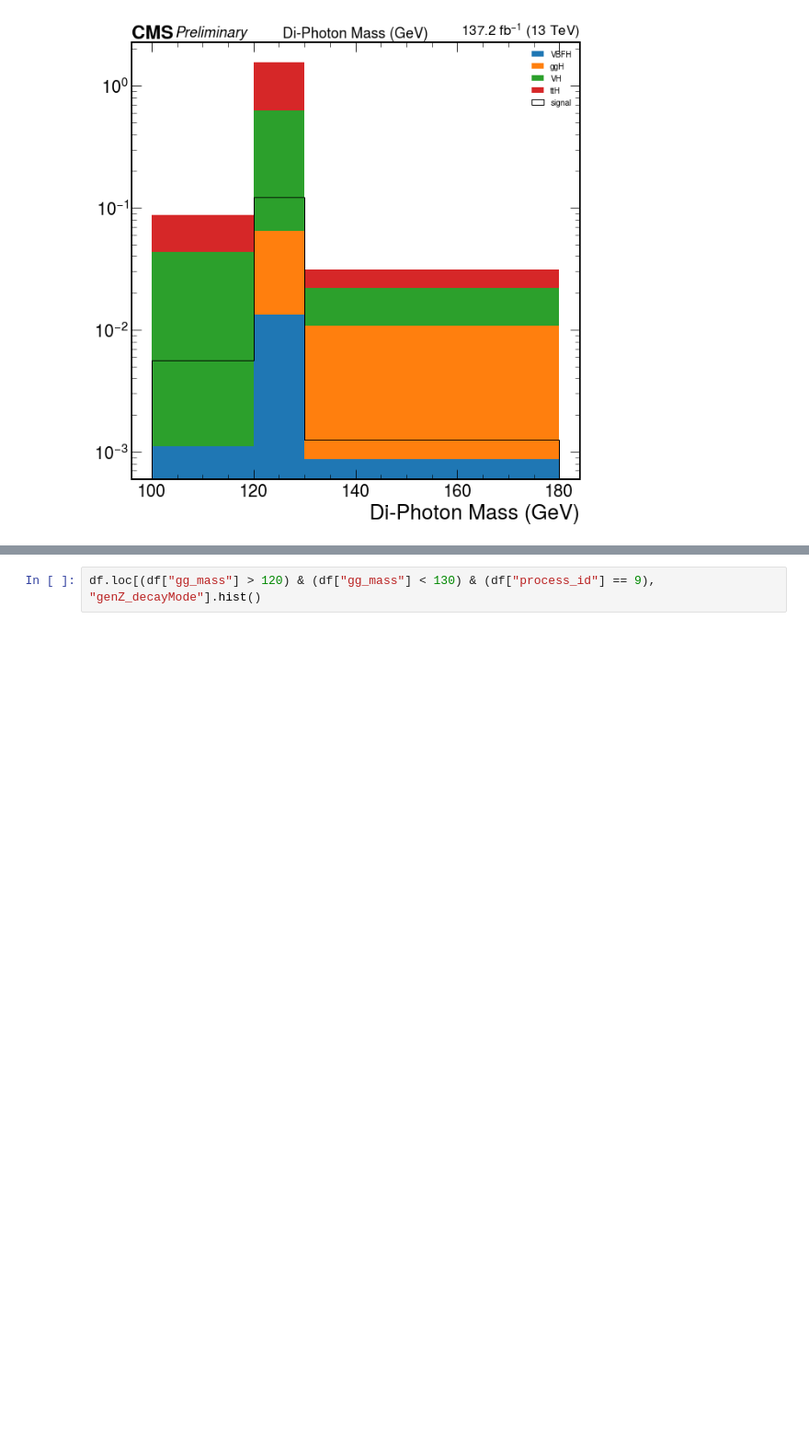
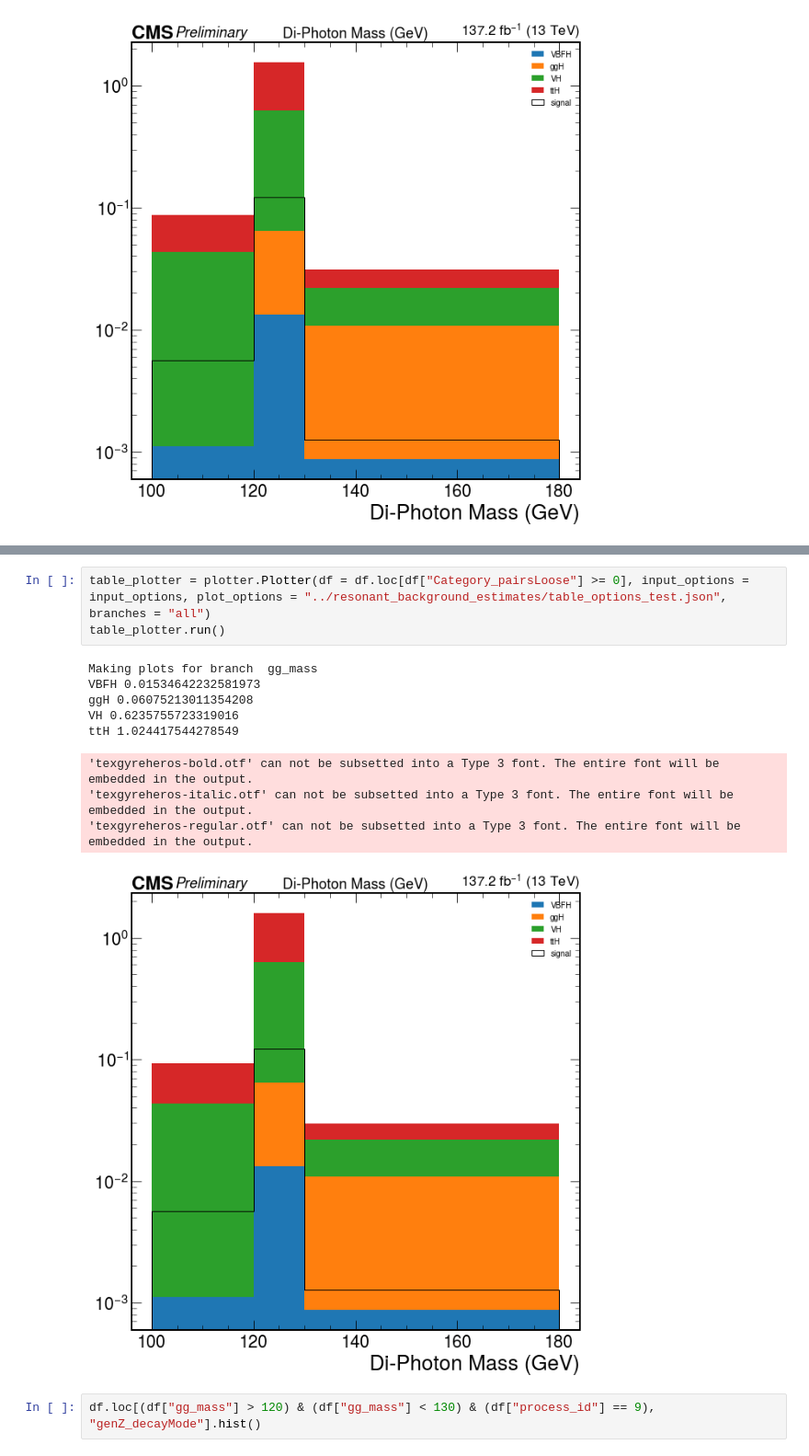
Before and after one commit to cmstas/HggAnalysisDev, a Jupyter notebook: BDT_distributions/20210414-plots/Resonant backgrounds.ipynb, the cells around one changed output, grey strips where cells are left out. Shown at 92% size. Drawn from its saved outputs; the diff is of its cells as text; blank space fills up the shorter version.

```diff
--- a/BDT_distributions/20210414-plots/Resonant backgrounds.ipynb
+++ b/BDT_distributions/20210414-plots/Resonant backgrounds.ipynb
@@ -139,3 +166,16 @@ VH 46.1901519917883
+# %%
+table_plotter = plotter.Plotter(df = df.loc[df["Category_pairsLoose"] >= 0], input_options = input_options, plot_options = "../resonant_background_estimates/table_options_test.json", branches = "all")
+table_plotter.run()
+# %% [output]
+Making plots for branch  gg_mass
+VBFH 0.01534642232581973
+ggH 0.06075213011354208
+VH 0.6235755723319016
+ttH 1.024417544278549
+'texgyreheros-bold.otf' can not be subsetted into a Type 3 font. The entire font will be embedded in the output.
+'texgyreheros-italic.otf' can not be subsetted into a Type 3 font. The entire font will be embedded in the output.
+'texgyreheros-regular.otf' can not be subsetted into a Type 3 font. The entire font will be embedded in the output.
+[figure, added]
 # %%
 df.loc[(df["gg_mass"] > 120) & (df["gg_mass"] < 130) & (df["process_id"] == 9), "genZ_decayMode"].hist()
 # %% [output]
```
Also changed, not shown: parts of 13 cells of this notebook, 8 other files.
